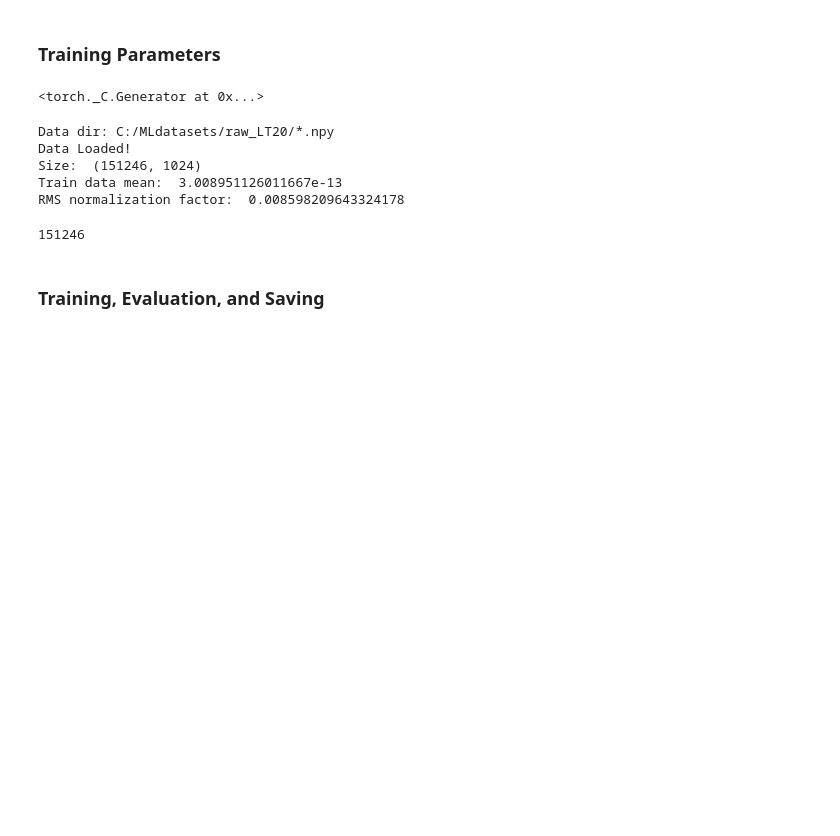
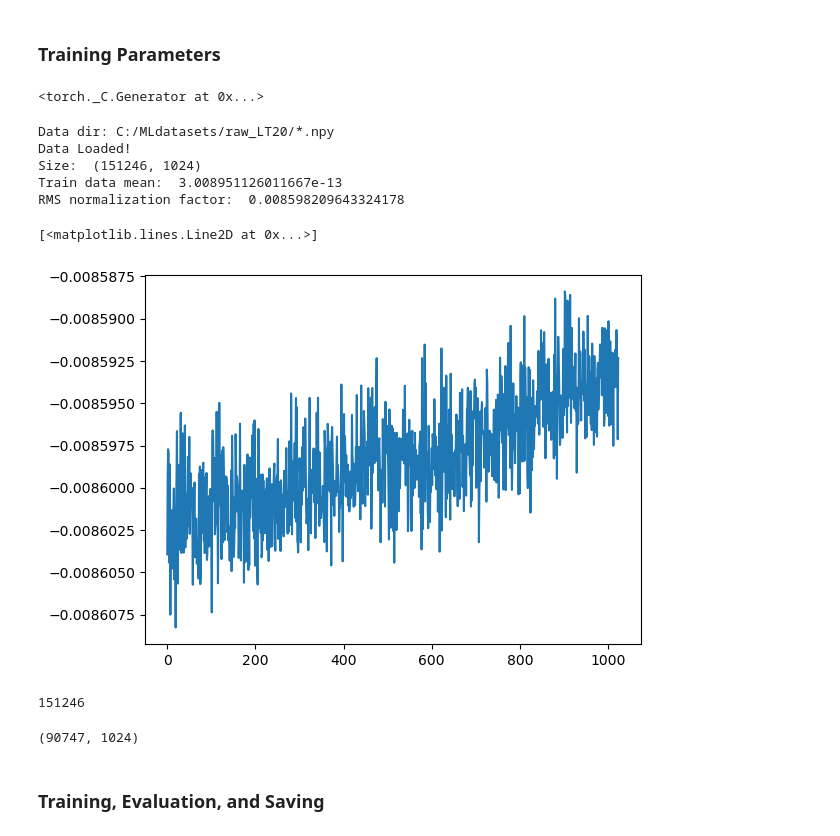
Before and after one commit to slosar/rfi-ml, a Jupyter notebook: notebooks/cmb_rfi.ipynb, the cells around one changed output. Cells and saved outputs as stored; diff of their text form; code cells hidden in the pictures; blank space fills up the shorter version.

```diff
--- a/notebooks/cmb_rfi.ipynb
+++ b/notebooks/cmb_rfi.ipynb
@@ -41,7 +38,7 @@ torch.manual_seed(0) #more debugging
 # %% [output]
 <torch._C.Generator at 0x...>
 # %%
-s = rfi_ml_S4.S4Loader(Np=Np) # Calling S4 loader class defined in directory above
+s = rfi_ml_S4M.S4Loader(Np=Np) # Calling S4 loader class defined in directory above
 
 all_data = s.slice(data_dir=data_dir) # Loading full dataset
 
@@ -54,6 +51,11 @@ Data Loaded!
 Size:  (151246, 1024)
 Train data mean:  3.008951126011667e-13
 RMS normalization factor:  0.008598209643324178
+# %%
+plt.plot(norm_data[1])
+# %% [output]
+[<matplotlib.lines.Line2D at 0x...>]
+[figure, added]
 # %%
 np.shape(norm_data)[0]
 #b[0]
@@ -68,6 +70,10 @@ Ntrain = int(np.shape(norm_data)[0] * trainP)
 
 train_data = norm_data[:Ntrain]
 eval_data = norm_data[Ntrain:]
+# %%
+train_data.shape
+# %% [output]
+(90747, 1024)
 # %% [markdown]
 ### Training, Evaluation, and Saving
 # %%
```
Also changed, not shown: parts of 6 cells of this notebook, 2 other files.
